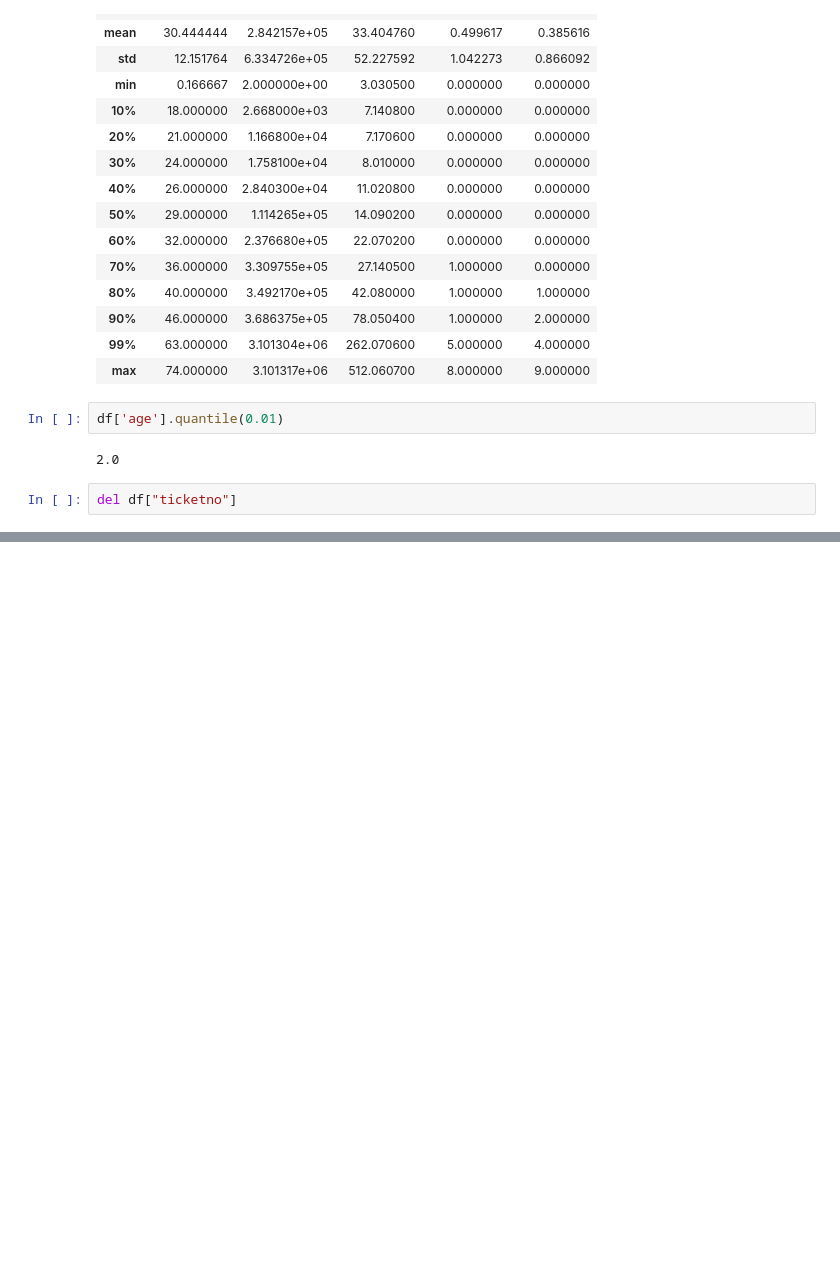
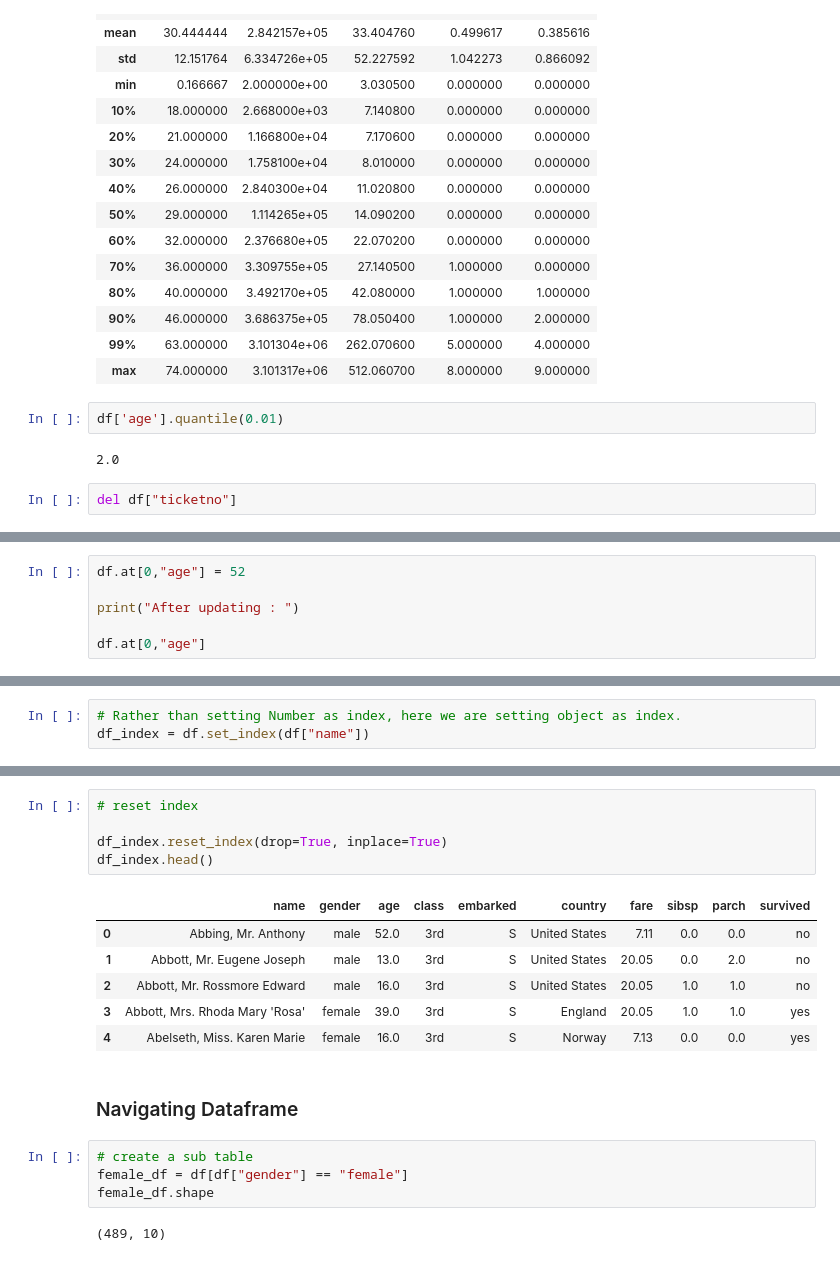
Before and after one commit to R4j4n/Semester2, a Jupyter notebook: 2203/lecture5/lecture5.ipynb, the cells around one changed output, grey strips where cells are left out. Saved outputs shown, nothing was run; the diff lists cells and outputs as text; blank space fills up the shorter version.

```diff
--- a/2203/lecture5/lecture5.ipynb
+++ b/2203/lecture5/lecture5.ipynb
@@ -30,0 +35,6 @@ del df["ticketno"]
+# %%
+df.at[0,"age"] = 52
+
+print("After updating : ")
+
+df.at[0,"age"]
@@ -30,0 +48,3 @@ del df["ticketno"]
+# %%
+# Rather than setting Number as index, here we are setting object as index.
+df_index = df.set_index(df["name"])
@@ -30,0 +86,20 @@ del df["ticketno"]
+# %%
+# reset index
+
+df_index.reset_index(drop=True, inplace=True)
+df_index.head()
+# %% [output]
+|  | name | gender | age | class | embarked | country | fare | sibsp | parch | survived |
+| 0 | Abbing, Mr. Anthony | male | 52.0 | 3rd | S | United States | 7.11 | 0.0 | 0.0 | no |
+| 1 | Abbott, Mr. Eugene Joseph | male | 13.0 | 3rd | S | United States | 20.05 | 0.0 | 2.0 | no |
+| 2 | Abbott, Mr. Rossmore Edward | male | 16.0 | 3rd | S | United States | 20.05 | 1.0 | 1.0 | no |
+| 3 | Abbott, Mrs. Rhoda Mary 'Rosa' | female | 39.0 | 3rd | S | England | 20.05 | 1.0 | 1.0 | yes |
+| 4 | Abelseth, Miss. Karen Marie | female | 16.0 | 3rd | S | Norway | 7.13 | 0.0 | 0.0 | yes |
+# %% [markdown]
+### Navigating Dataframe
+# %%
+# create a sub table
+female_df = df[df["gender"] == "female"]
+female_df.shape
+# %% [output]
+(489, 10)
```
Also changed, not shown: parts of 44 cells of this notebook, 16 other files.
